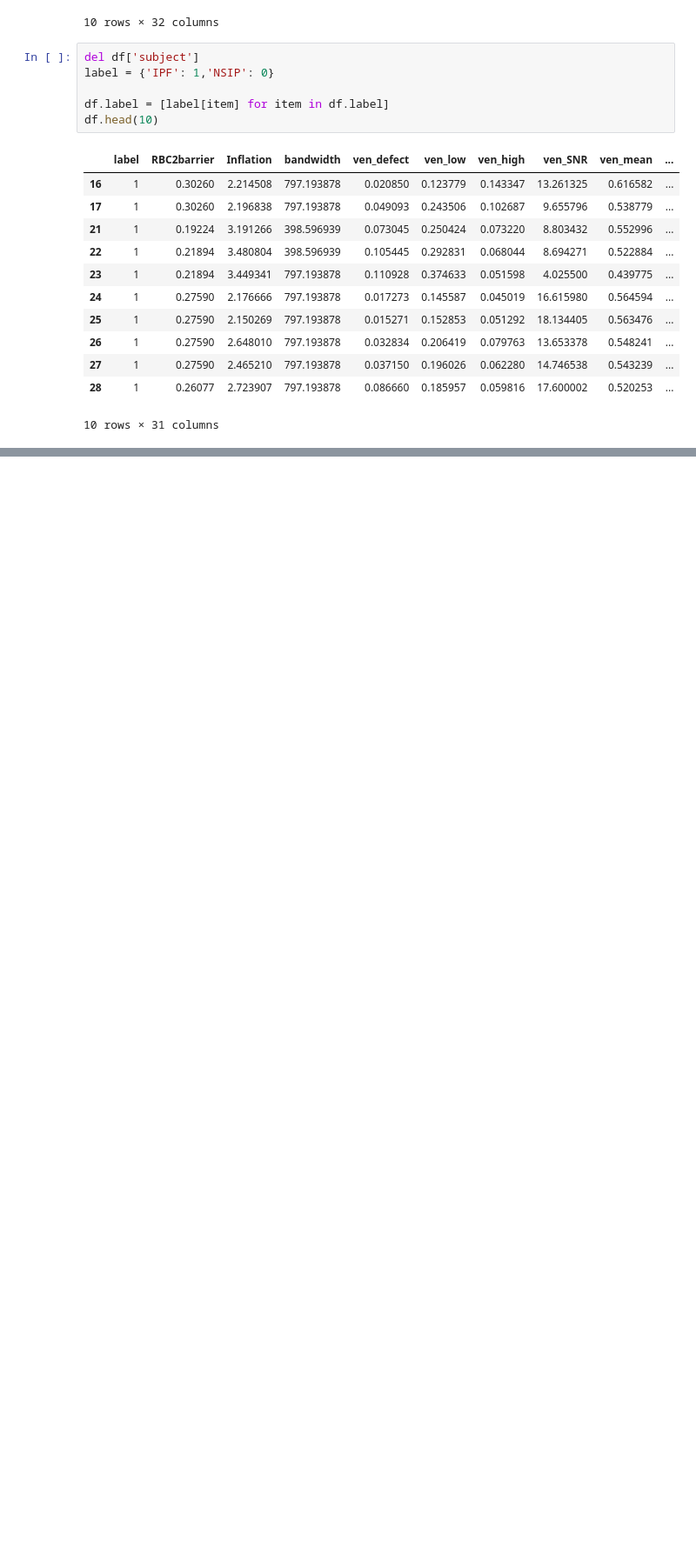
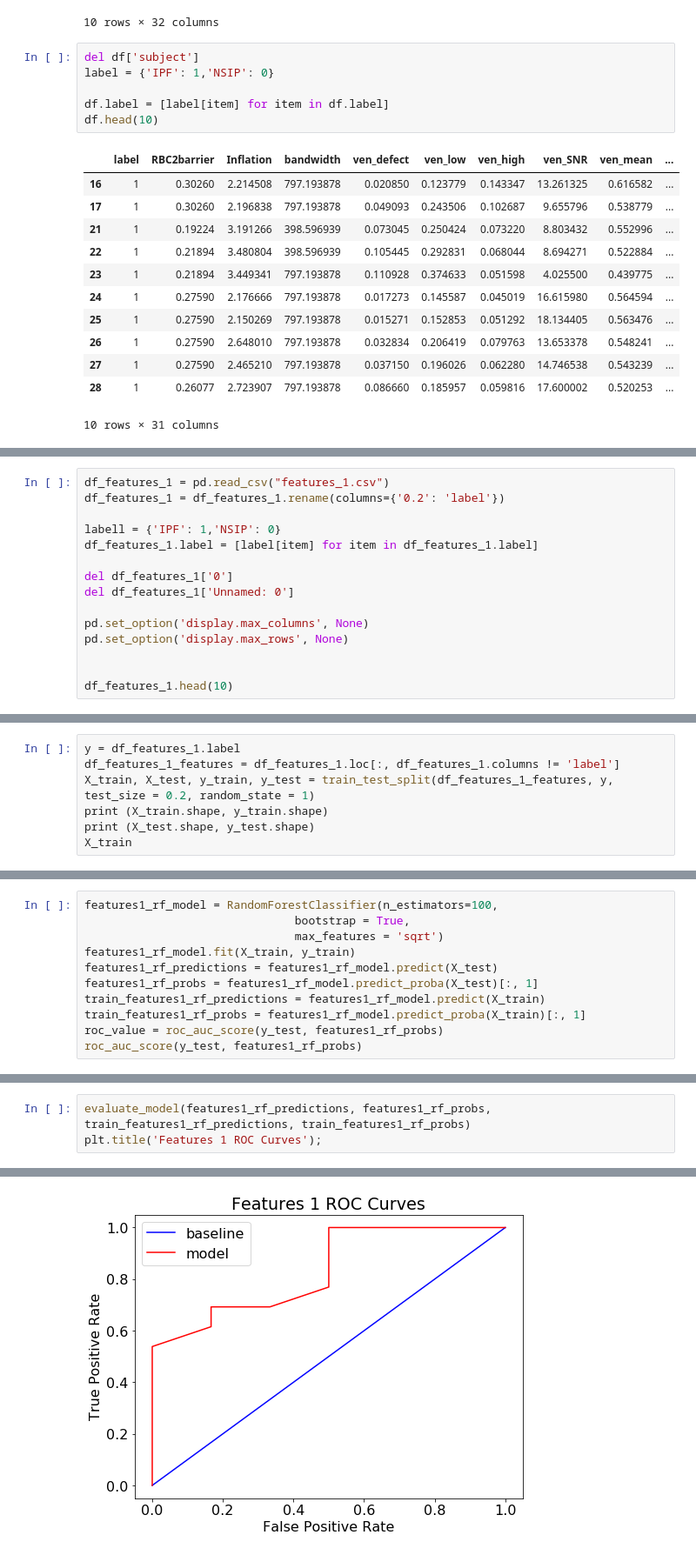
Before and after one commit to sl609/DataSciProject, a Jupyter notebook: BME590.12_RandomForest.ipynb, the cells around one changed output, grey strips where cells are left out. Shown at 87% size. Cells and saved outputs as stored; diff of their text form; blank space fills up the shorter version.

```diff
--- a/BME590.12_RandomForest.ipynb
+++ b/BME590.12_RandomForest.ipynb
@@ -111,0 +210,15 @@ fi.head()
+# %%
+df_features_1 = pd.read_csv("features_1.csv")
+df_features_1 = df_features_1.rename(columns={'0.2': 'label'})
+
+labell = {'IPF': 1,'NSIP': 0}
+df_features_1.label = [label[item] for item in df_features_1.label]
+
+del df_features_1['0']
+del df_features_1['Unnamed: 0']
+
+pd.set_option('display.max_columns', None)
+pd.set_option('display.max_rows', None)
+
+
+df_features_1.head(10)
@@ -111,0 +237,7 @@ fi.head()
+# %%
+y = df_features_1.label
+df_features_1_features = df_features_1.loc[:, df_features_1.columns != 'label']
+X_train, X_test, y_train, y_test = train_test_split(df_features_1_features, y, test_size = 0.2, random_state = 1)
+print (X_train.shape, y_train.shape)
+print (X_test.shape, y_test.shape)
+X_train
@@ -111,0 +264,11 @@ fi.head()
+# %%
+features1_rf_model = RandomForestClassifier(n_estimators=100,
+                               bootstrap = True,
+                               max_features = 'sqrt')
+features1_rf_model.fit(X_train, y_train)
+features1_rf_predictions = features1_rf_model.predict(X_test)
+features1_rf_probs = features1_rf_model.predict_proba(X_test)[:, 1]
+train_features1_rf_predictions = features1_rf_model.predict(X_train)
+train_features1_rf_probs = features1_rf_model.predict_proba(X_train)[:, 1]
+roc_value = roc_auc_score(y_test, features1_rf_probs)
+roc_auc_score(y_test, features1_rf_probs)
@@ -111,0 +277,4 @@ fi.head()
+# %%
+evaluate_model(features1_rf_predictions, features1_rf_probs, train_features1_rf_predictions, train_features1_rf_probs)
+plt.title('Features 1 ROC Curves');
+# %% [output]
@@ -111,0 +284 @@ fi.head()
+[figure, added]
```
Also changed, not shown: parts of 27 cells of this notebook, 1 other file.
